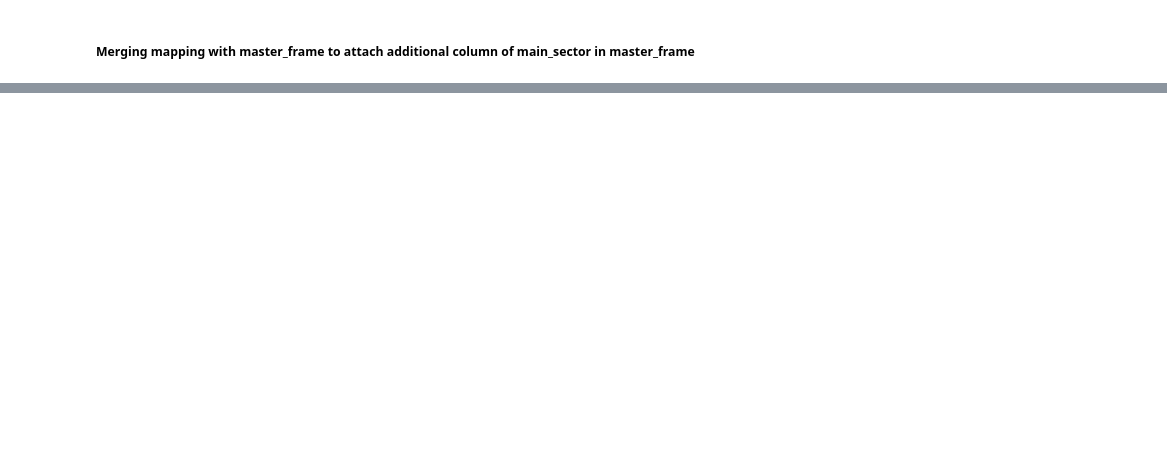
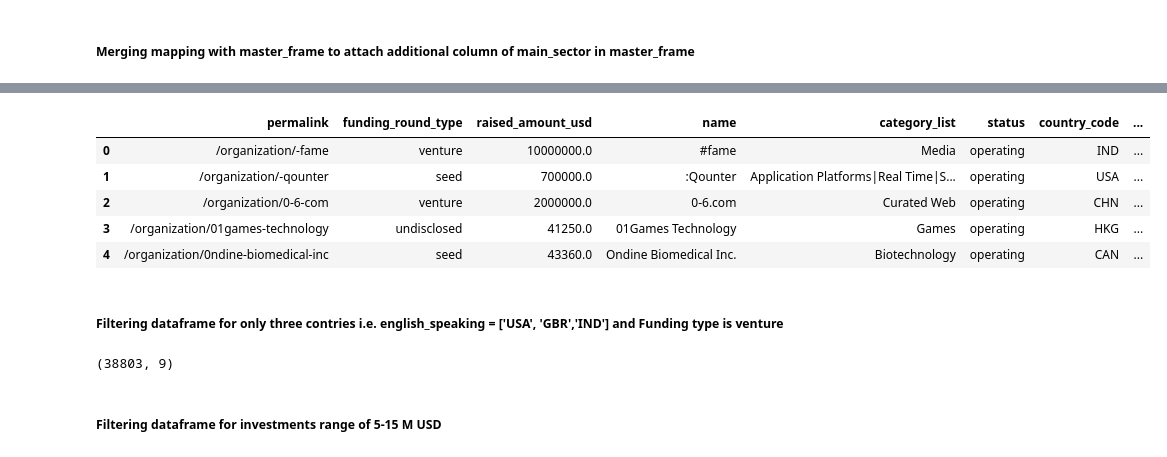
Before and after one commit to khairnardevashish/Investment-Analysis-Spark-Funds-, a Jupyter notebook: Investment_Analysis.ipynb, the cells around one changed output, grey strips where cells are left out. Saved outputs shown, nothing was run; the diff lists cells and outputs as text; code cells hidden in the pictures; blank space fills up the shorter version.

```diff
--- a/Investment_Analysis.ipynb
+++ b/Investment_Analysis.ipynb
@@ -428,0 +451,21 @@ dtype: object
+# %%
+#Removing unwanted columns
+master_frame = master_frame.drop(['funding_round_permalink', 'funding_round_code', 'city','funded_at', 'homepage_url', 'state_code', 'region', 'founded_at'], axis = 1)
+master_frame.head()
+# %% [output]
+|  | permalink | funding_round_type | raised_amount_usd | name | category_list | status | country_code | ... |
+| 0 | /organization/-fame | venture | 10000000.0 | #fame | Media | operating | IND | ... |
+| 1 | /organization/-qounter | seed | 700000.0 | :Qounter | Application Platforms|Real Time|S... | operating | USA | ... |
+| 2 | /organization/0-6-com | venture | 2000000.0 | 0-6.com | Curated Web | operating | CHN | ... |
+| 3 | /organization/01games-technology | undisclosed | 41250.0 | 01Games Technology | Games | operating | HKG | ... |
+| 4 | /organization/0ndine-biomedical-inc | seed | 43360.0 | Ondine Biomedical Inc. | Biotechnology | operating | CAN | ... |
+# %% [markdown]
+##### Filtering dataframe for only three contries i.e. english_speaking = ['USA', 'GBR','IND'] and Funding type is venture
+# %%
+english_speaking = ['USA', 'GBR','IND']
+master_frame_cp5 = master_frame[(master_frame["country_code"].isin(english_speaking)) & (master_frame["funding_round_type"] == 'venture')]
+print(master_frame_cp5.shape)
+# %% [output]
+(38803, 9)
+# %% [markdown]
+##### Filtering dataframe for investments range of 5-15 M USD
```
Also changed, not shown: parts of 45 cells of this notebook.
